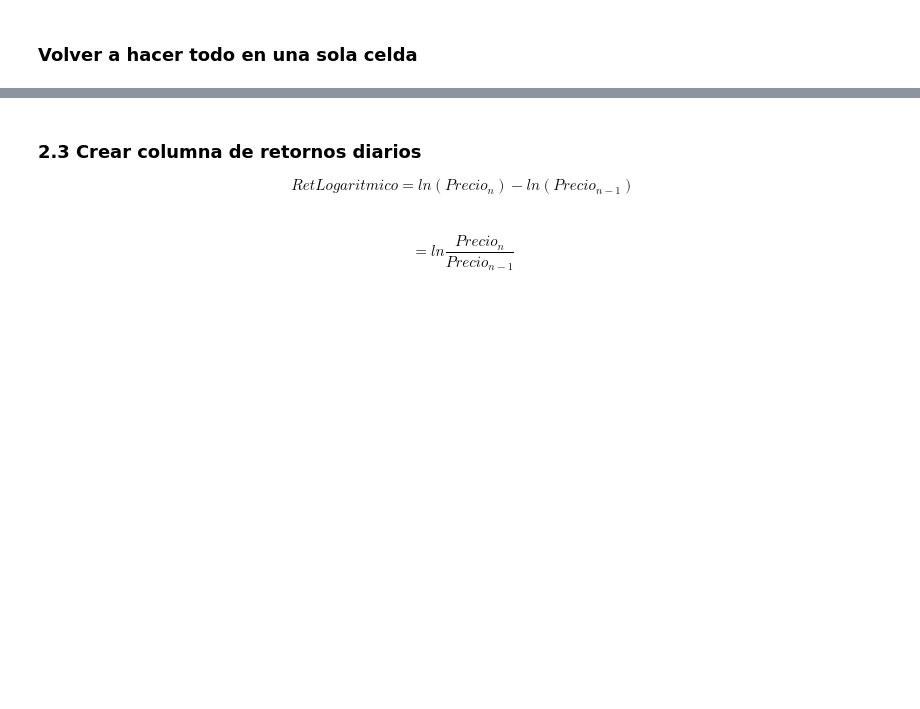
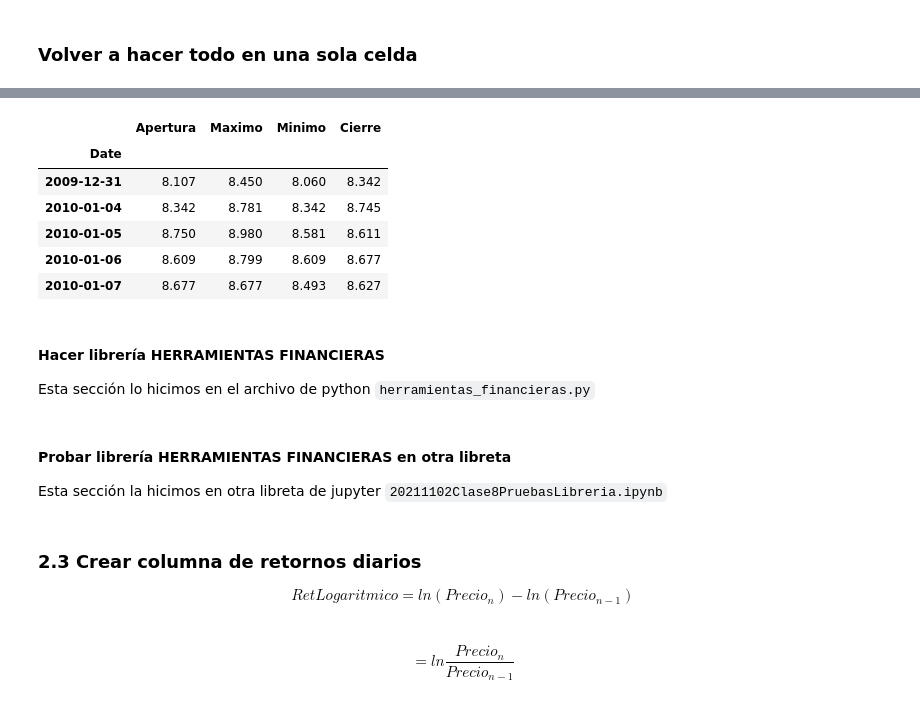
Before and after one commit to carlosdeoncedos/analisisdeinversion2021, a Jupyter notebook: Codigo/20211102Clase8.ipynb, the cells around one changed output, grey strips where cells are left out. Cells and saved outputs as stored; diff of their text form; code cells hidden in the pictures; blank space fills up the shorter version.

Commit message:
Final clase

```diff
--- a/Codigo/20211102Clase8.ipynb
+++ b/Codigo/20211102Clase8.ipynb
@@ -449,3 +570,19 @@ walmex.sort_index(inplace = True)
+# %%
+alfaa.head()
+# %% [output]
+|  | Apertura | Maximo | Minimo | Cierre |
+| Date |  |  |  |  |
+| 2009-12-31 | 8.107 | 8.450 | 8.060 | 8.342 |
+| 2010-01-04 | 8.342 | 8.781 | 8.342 | 8.745 |
+| 2010-01-05 | 8.750 | 8.980 | 8.581 | 8.611 |
+| 2010-01-06 | 8.609 | 8.799 | 8.609 | 8.677 |
+| 2010-01-07 | 8.677 | 8.677 | 8.493 | 8.627 |
+# %% [markdown]
+#### Hacer librería HERRAMIENTAS FINANCIERAS
+Esta sección lo hicimos en el archivo de python `herramientas_financieras.py`
+# %% [markdown]
+#### Probar librería HERRAMIENTAS FINANCIERAS en otra libreta
+Esta sección la hicimos en otra libreta de jupyter `20211102Clase8PruebasLibreria.ipynb`
 # %% [markdown]
 ### 2.3 Crear columna de retornos diarios
 $$RetLogaritmico = ln(Precio_n) - ln(Precio_{n-1})$$<br>
```
Also changed, not shown: parts of 70 cells of this notebook.
